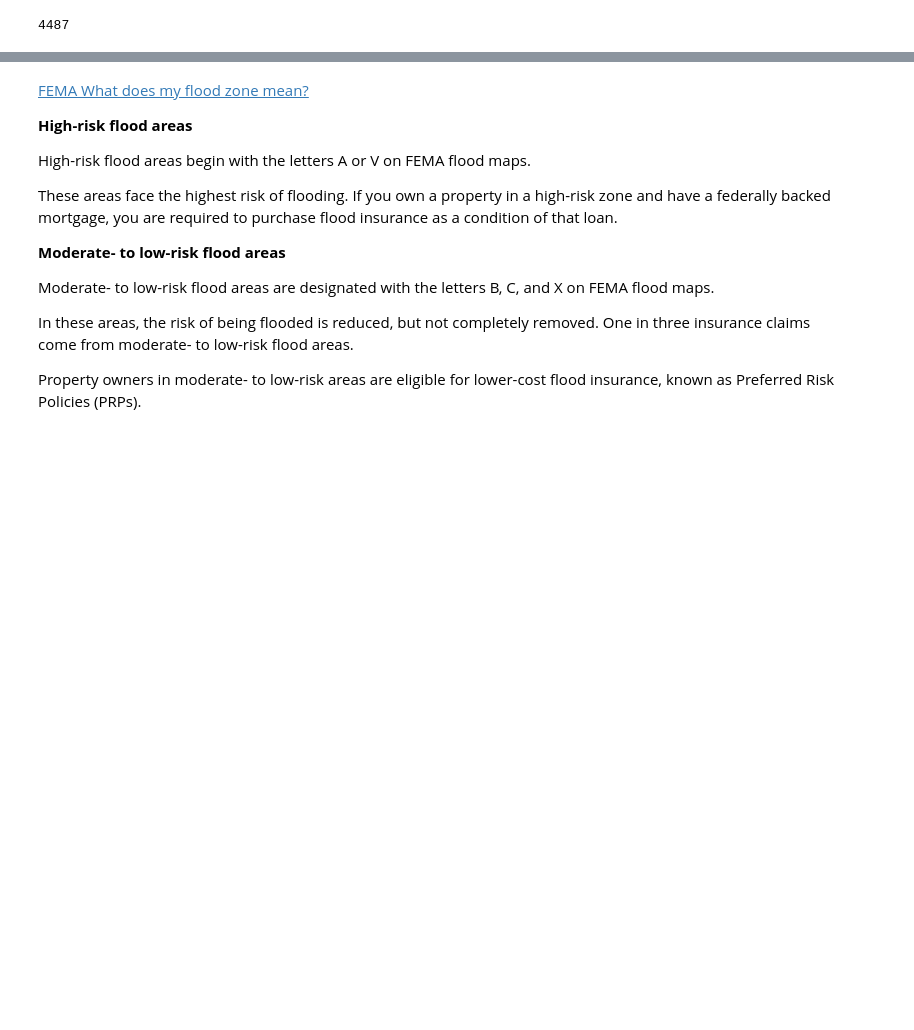
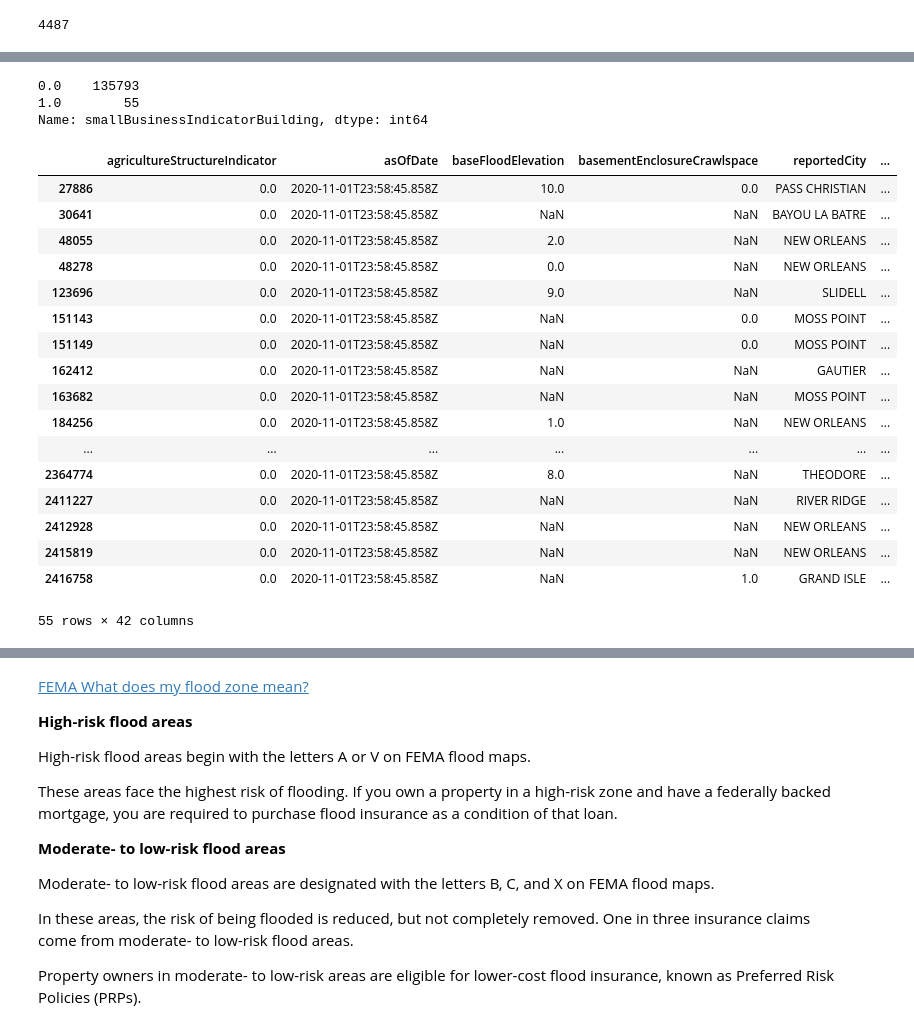
Before and after one commit to samroeslin/National-Flood-Insurance-Program, a Jupyter notebook: Flood_data_2005_event.ipynb, the cells around one changed output, grey strips where cells are left out. Cells and saved outputs as stored; diff of their text form; code cells hidden in the pictures; blank space fills up the shorter version.

Commit message:
Explored all attributes

```diff
--- a/Flood_data_2005_event.ipynb
+++ b/Flood_data_2005_event.ipynb
@@ -524,0 +662,29 @@ Index(['agricultureStructureIndicator', 'asOfDate', 'baseFloodElevation',
+# %%
+# Small Business Indicator Building
+df_Katrina['smallBusinessIndicatorBuilding'].value_counts(dropna=False)
+# %% [output]
+0.0    135793
+1.0        55
+Name: smallBusinessIndicatorBuilding, dtype: int64
+# %%
+# Explore profit buildings
+df_Katrina[df_Katrina['smallBusinessIndicatorBuilding'] == 1]
+# %% [output]
+|  | agricultureStructureIndicator | asOfDate | baseFloodElevation | basementEnclosureCrawlspace | reportedCity | ... |
+| 27886 | 0.0 | 2020-11-01T23:58:45.858Z | 10.0 | 0.0 | PASS CHRISTIAN | ... |
+| 30641 | 0.0 | 2020-11-01T23:58:45.858Z | NaN | NaN | BAYOU LA BATRE | ... |
+| 48055 | 0.0 | 2020-11-01T23:58:45.858Z | 2.0 | NaN | NEW ORLEANS | ... |
+| 48278 | 0.0 | 2020-11-01T23:58:45.858Z | 0.0 | NaN | NEW ORLEANS | ... |
+| 123696 | 0.0 | 2020-11-01T23:58:45.858Z | 9.0 | NaN | SLIDELL | ... |
+| 151143 | 0.0 | 2020-11-01T23:58:45.858Z | NaN | 0.0 | MOSS POINT | ... |
+| 151149 | 0.0 | 2020-11-01T23:58:45.858Z | NaN | 0.0 | MOSS POINT | ... |
+| 162412 | 0.0 | 2020-11-01T23:58:45.858Z | NaN | NaN | GAUTIER | ... |
+| 163682 | 0.0 | 2020-11-01T23:58:45.858Z | NaN | NaN | MOSS POINT | ... |
+| 184256 | 0.0 | 2020-11-01T23:58:45.858Z | 1.0 | NaN | NEW ORLEANS | ... |
+| ... | ... | ... | ... | ... | ... | ... |
+| 2364774 | 0.0 | 2020-11-01T23:58:45.858Z | 8.0 | NaN | THEODORE | ... |
+| 2411227 | 0.0 | 2020-11-01T23:58:45.858Z | NaN | NaN | RIVER RIDGE | ... |
+| 2412928 | 0.0 | 2020-11-01T23:58:45.858Z | NaN | NaN | NEW ORLEANS | ... |
+| 2415819 | 0.0 | 2020-11-01T23:58:45.858Z | NaN | NaN | NEW ORLEANS | ... |
+| 2416758 | 0.0 | 2020-11-01T23:58:45.858Z | NaN | 1.0 | GRAND ISLE | ... |
+55 rows × 42 columns
```
Also changed, not shown: parts of 98 cells of this notebook.
